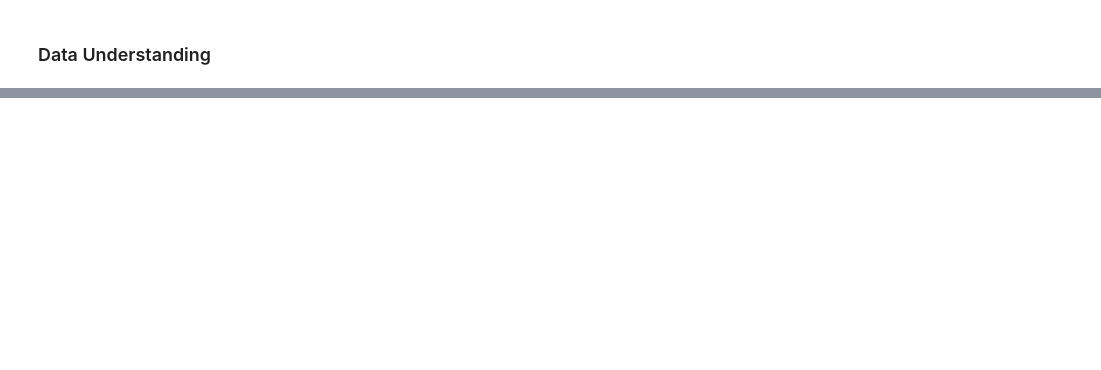
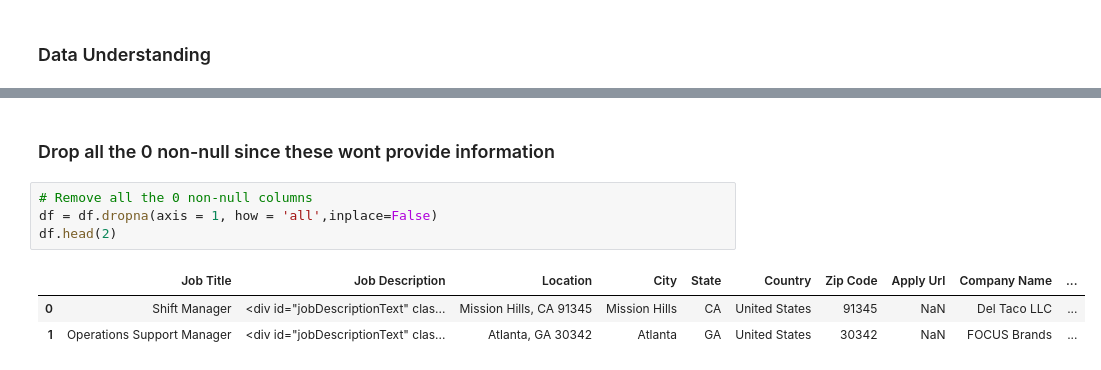
Before and after one commit to MellissaValle/Fraudulent-Job-Postings, a Jupyter notebook: Notebooks/Indeed_NB.ipynb, the cells around one changed output, grey strips where cells are left out. Saved outputs shown, nothing was run; the diff lists cells and outputs as text; blank space fills up the shorter version.

```diff
--- a/Notebooks/Indeed_NB.ipynb
+++ b/Notebooks/Indeed_NB.ipynb
@@ -79,0 +68,10 @@ You should consider upgrading via the '/Users/mellissavalle/opt/anaconda3/envs/l
+# %% [markdown]
+### Drop all the 0 non-null since these wont provide information
+# %%
+# Remove all the 0 non-null columns
+df = df.dropna(axis = 1, how = 'all',inplace=False)
+df.head(2)
+# %% [output]
+|  | Job Title | Job Description | Location | City | State | Country | Zip Code | Apply Url | Company Name | ... |
+| 0 | Shift Manager | <div id="jobDescriptionText" clas... | Mission Hills, CA 91345 | Mission Hills | CA | United States | 91345 | NaN | Del Taco LLC | ... |
+| 1 | Operations Support Manager | <div id="jobDescriptionText" clas... | Atlanta, GA 30342 | Atlanta | GA | United States | 30342 | NaN | FOCUS Brands | ... |
```
Also changed, not shown: parts of 53 cells of this notebook.
